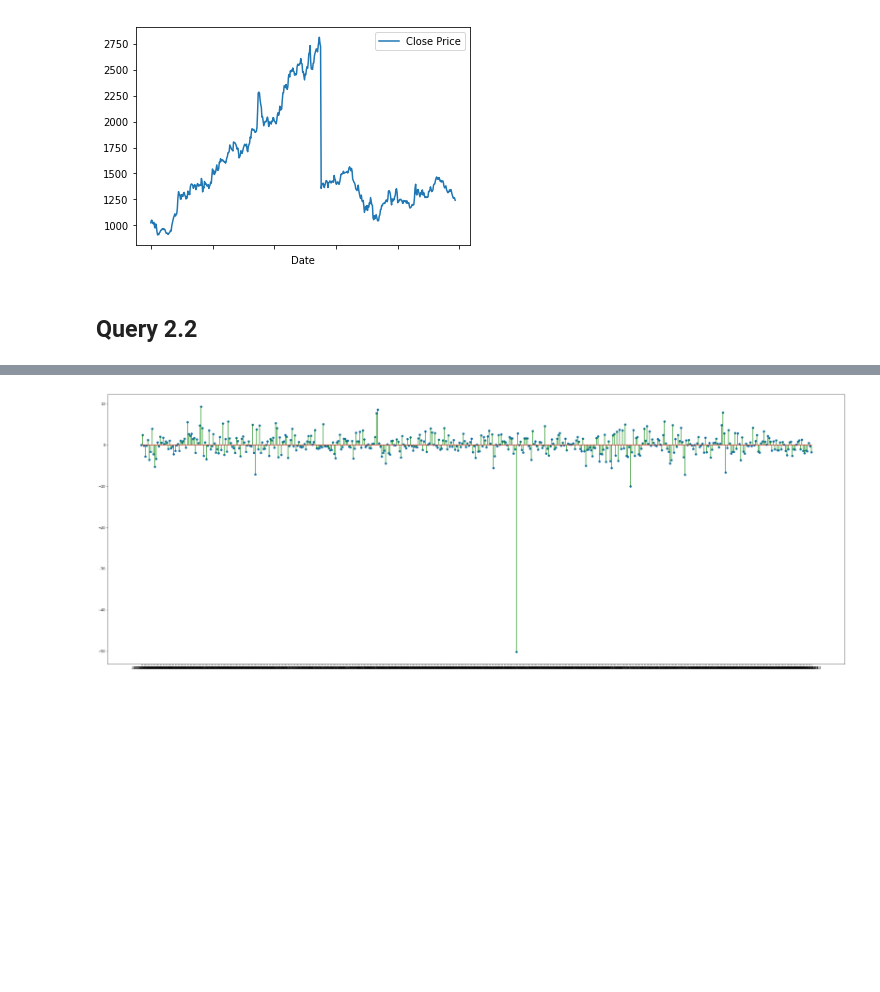
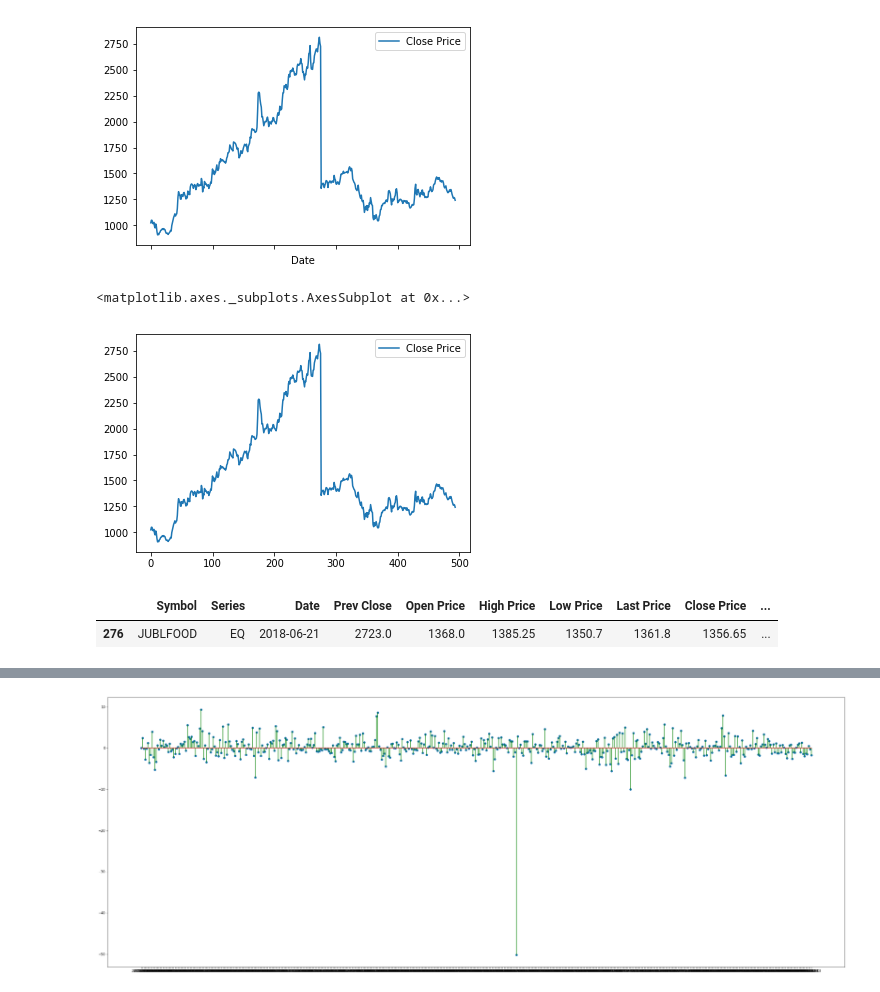
Before and after one commit to Juhi1201/Machine-Learning-Internship, a Jupyter notebook: Module 2- Plotting in Financial Markets.ipynb, the cells around one changed output, grey strips where cells are left out. Drawn from its saved outputs; the diff is of its cells as text; code cells hidden in the pictures; blank space fills up the shorter version.

```diff
--- a/Module 2- Plotting in Financial Markets.ipynb
+++ b/Module 2- Plotting in Financial Markets.ipynb
@@ -96,5 +97,15 @@ train2.plot(x='Date',y='Close Price')
 # %% [output]
 <matplotlib.axes._subplots.AxesSubplot at 0x...>
 [figure]
-# %% [markdown]
-## Query 2.2
+# %%
+# plt.figure(figsize=(20,15))
+train2.plot(y='Close Price')
+# %% [output]
+<matplotlib.axes._subplots.AxesSubplot at 0x...>
+[figure, added]
+# %%
+# train2[train2['Day_Perc_Change'].min()]
+train2.loc[train2['Day_Perc_Change'] == train2['Day_Perc_Change'].min()]
+# %% [output]
+|  | Symbol | Series | Date | Prev Close | Open Price | High Price | Low Price | Last Price | Close Price | ... |
+| 276 | JUBLFOOD | EQ | 2018-06-21 | 2723.0 | 1368.0 | 1385.25 | 1350.7 | 1361.8 | 1356.65 | ... |
```
Also changed, not shown: parts of 22 cells of this notebook, 1 other file.
